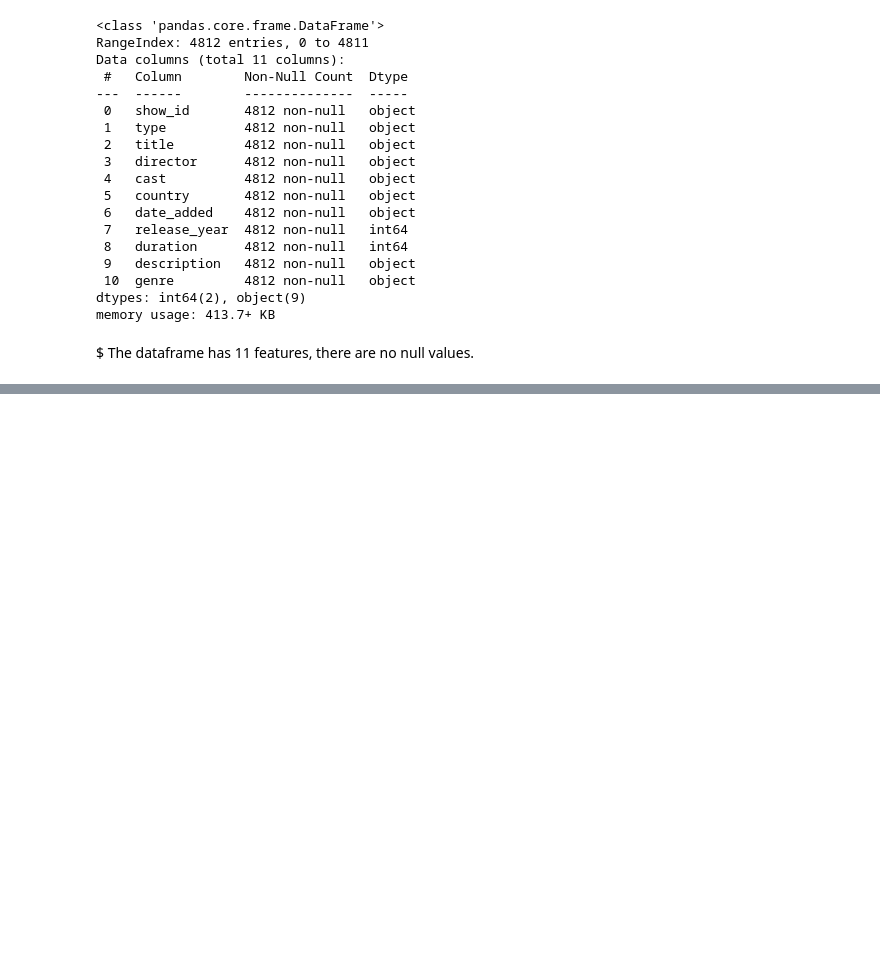
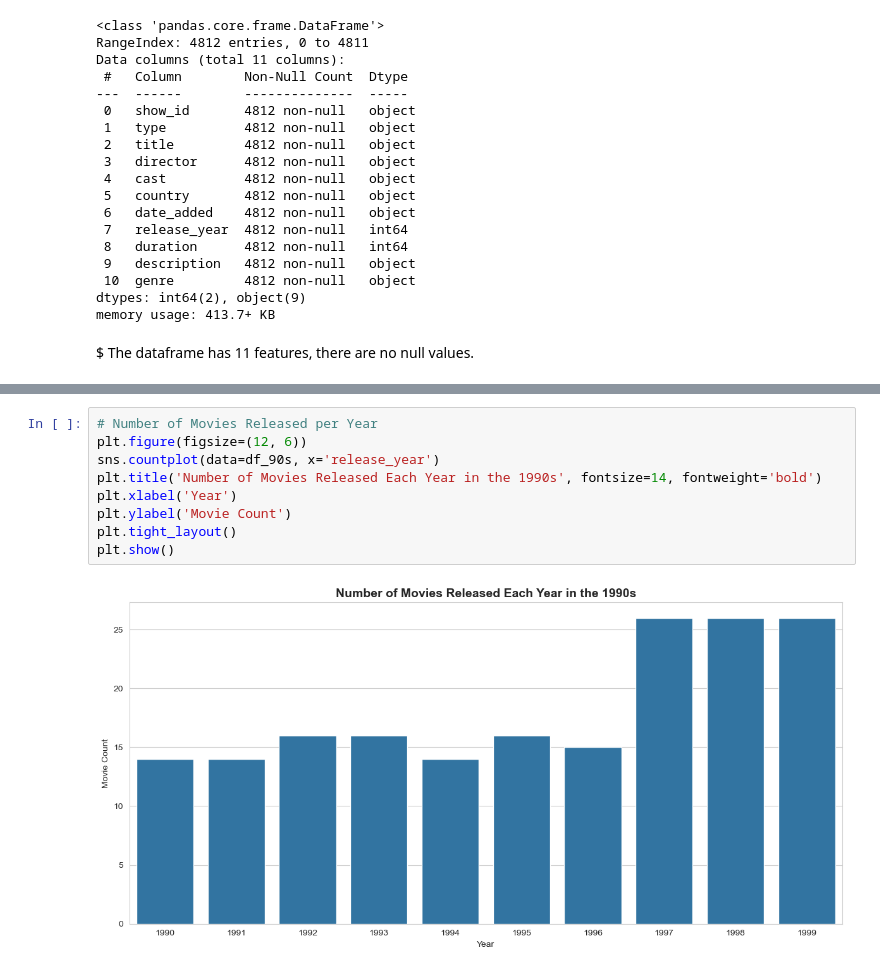
Before and after one commit to thasvithu/Data-Science-Projects-Portfolio, a Jupyter notebook: 01 Beginner/02 Investigating Netflix Movies/notebook.ipynb, the cells around one changed output, grey strips where cells are left out. Drawn from its saved outputs; the diff is of its cells as text; blank space fills up the shorter version.

```diff
--- a/01 Beginner/02 Investigating Netflix Movies/notebook.ipynb
+++ b/01 Beginner/02 Investigating Netflix Movies/notebook.ipynb
@@ -203,0 +198,11 @@ df.duplicated().sum()
+# %%
+# Number of Movies Released per Year
+plt.figure(figsize=(12, 6))
+sns.countplot(data=df_90s, x='release_year')
+plt.title('Number of Movies Released Each Year in the 1990s', fontsize=14, fontweight='bold')
+plt.xlabel('Year')
+plt.ylabel('Movie Count')
+plt.tight_layout()
+plt.show()
+# %% [output]
+[figure, added]
```
Also changed, not shown: parts of 32 cells of this notebook, 3 other files.
